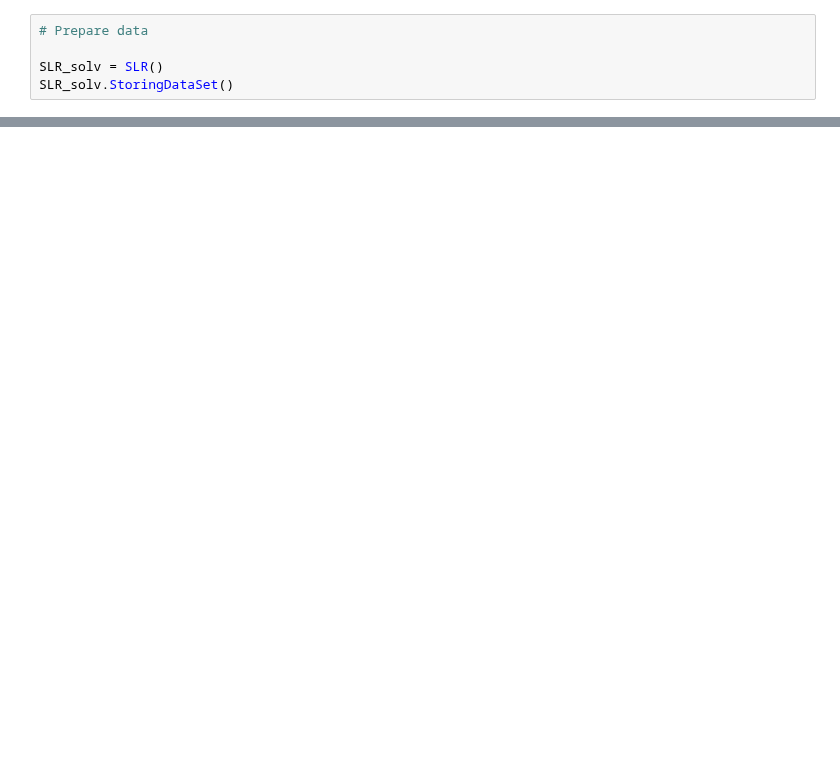
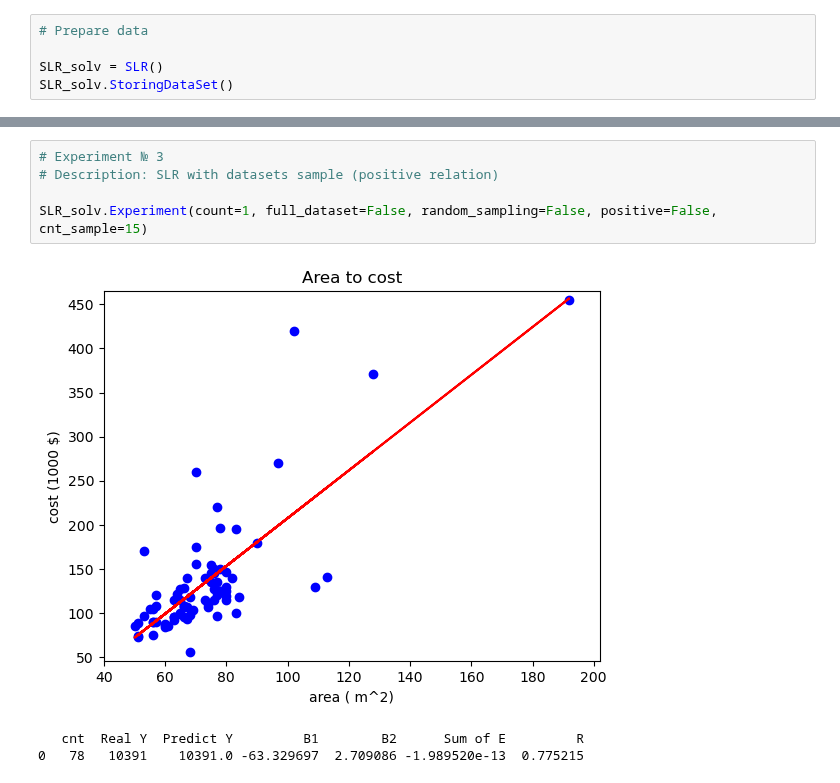
Before and after one commit to SmeysyaHromche/0MS, a Jupyter notebook: slr.ipynb, the cells around one changed output, grey strips where cells are left out. Drawn from its saved outputs; the diff is of its cells as text; blank space fills up the shorter version.

```diff
--- a/slr.ipynb
+++ b/slr.ipynb
@@ -208,0 +217,9 @@ SLR_solv.Experiment(count=1, full_dataset=True, random_sampling=False, positive=
+# %%
+# Experiment № 3
+# Description: SLR with datasets sample (positive relation)
+
+SLR_solv.Experiment(count=1, full_dataset=False, random_sampling=False, positive=False, cnt_sample=15)
+# %% [output]
+[figure, added]
+   cnt  Real Y  Predict Y         B1        B2      Sum of E         R
+0   78   10391    10391.0 -63.329697  2.709086 -1.989520e-13  0.775215
```
Also changed, not shown: parts of 3 cells of this notebook.
